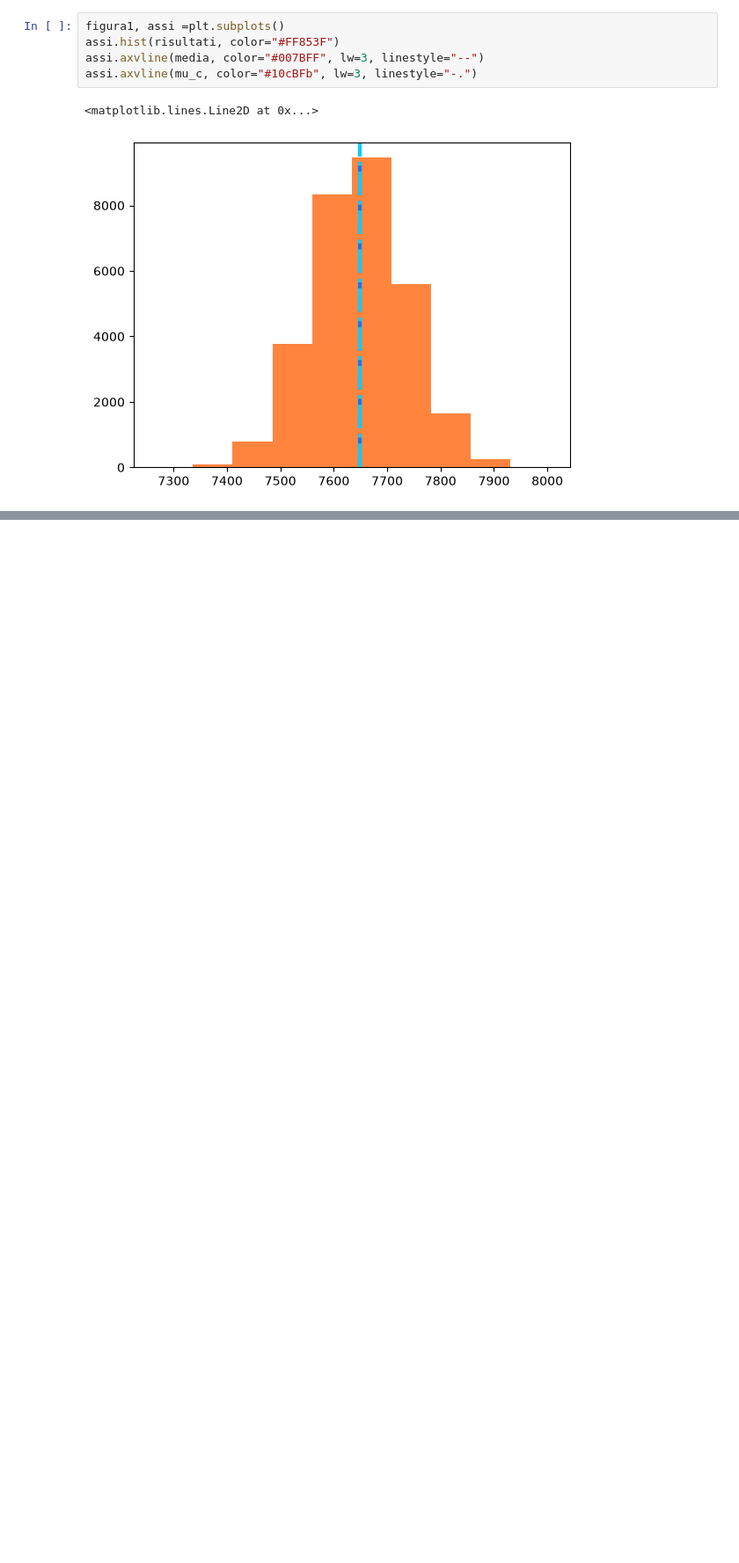
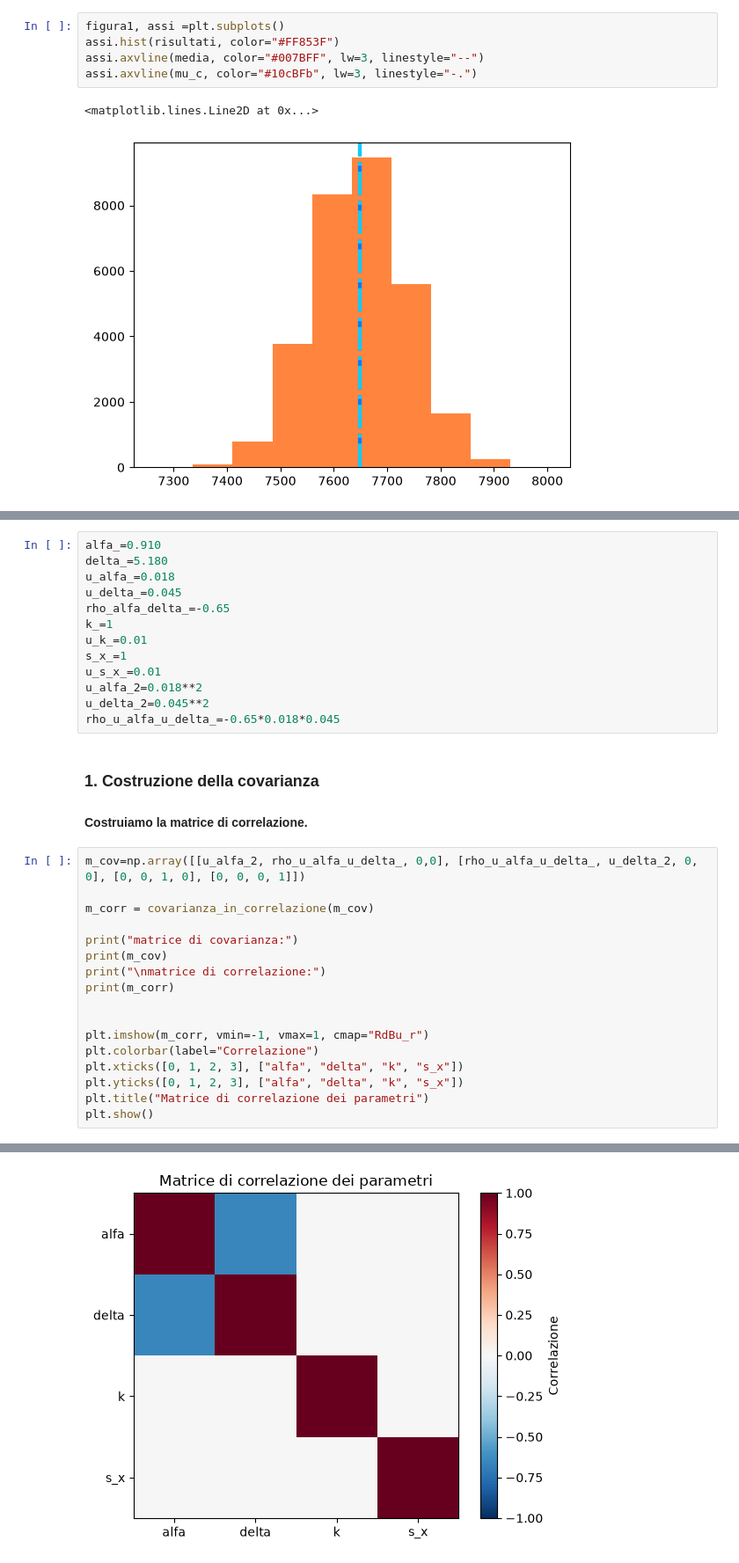
Before and after one commit to aria3137/Lab01, a Jupyter notebook: esperimento_young.ipynb, the cells around one changed output, grey strips where cells are left out. Shown at 88% size. Saved outputs shown, nothing was run; the diff lists cells and outputs as text; blank space fills up the shorter version.

```diff
--- a/esperimento_young.ipynb
+++ b/esperimento_young.ipynb
@@ -253,0 +291,34 @@ plt.show()
+# %%
+alfa_=0.910
+delta_=5.180
+u_alfa_=0.018
+u_delta_=0.045
+rho_alfa_delta_=-0.65
+k_=1
+u_k_=0.01
+s_x_=1
+u_s_x_=0.01
+u_alfa_2=0.018**2
+u_delta_2=0.045**2
+rho_u_alfa_u_delta_=-0.65*0.018*0.045
+# %% [markdown]
+### 1. Costruzione della covarianza
+#### Costruiamo la matrice di correlazione.
+# %%
+m_cov=np.array([[u_alfa_2, rho_u_alfa_u_delta_, 0,0], [rho_u_alfa_u_delta_, u_delta_2, 0, 0], [0, 0, 1, 0], [0, 0, 0, 1]])
+
+m_corr = covarianza_in_correlazione(m_cov)
+
+print("matrice di covarianza:")
+print(m_cov)
+print("\nmatrice di correlazione:")
+print(m_corr)
+
+
+plt.imshow(m_corr, vmin=-1, vmax=1, cmap="RdBu_r")
+plt.colorbar(label="Correlazione")
+plt.xticks([0, 1, 2, 3], ["alfa", "delta", "k", "s_x"])
+plt.yticks([0, 1, 2, 3], ["alfa", "delta", "k", "s_x"])
+plt.title("Matrice di correlazione dei parametri")
+plt.show()
+# %% [output]
@@ -253,0 +336 @@ plt.show()
+[figure, added]
```
Also changed, not shown: parts of 60 cells of this notebook.
